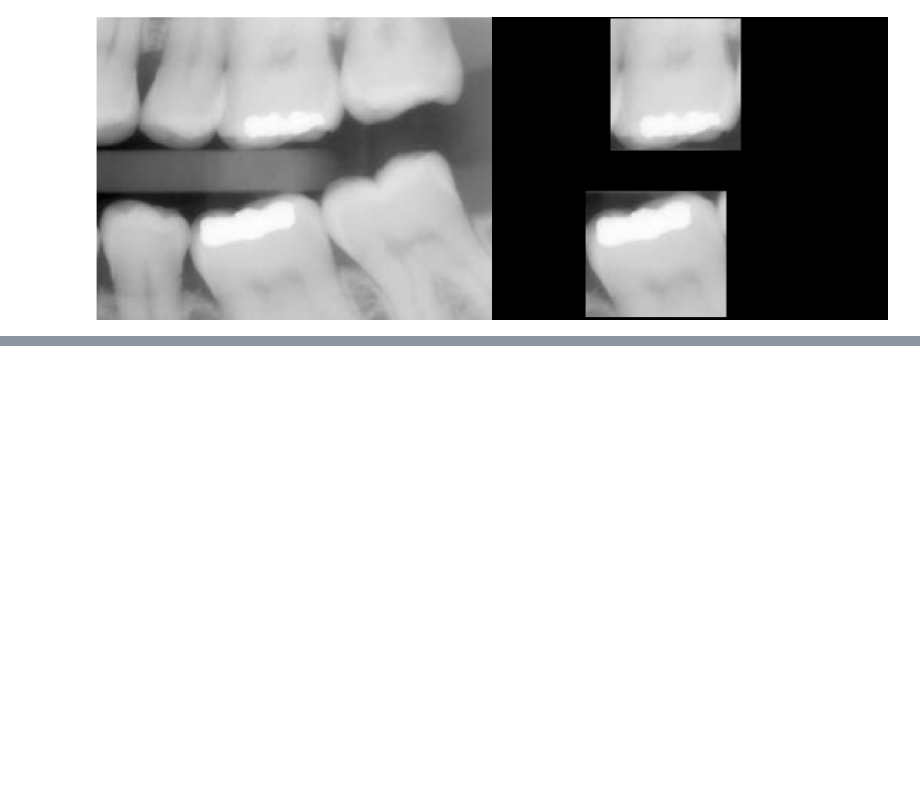
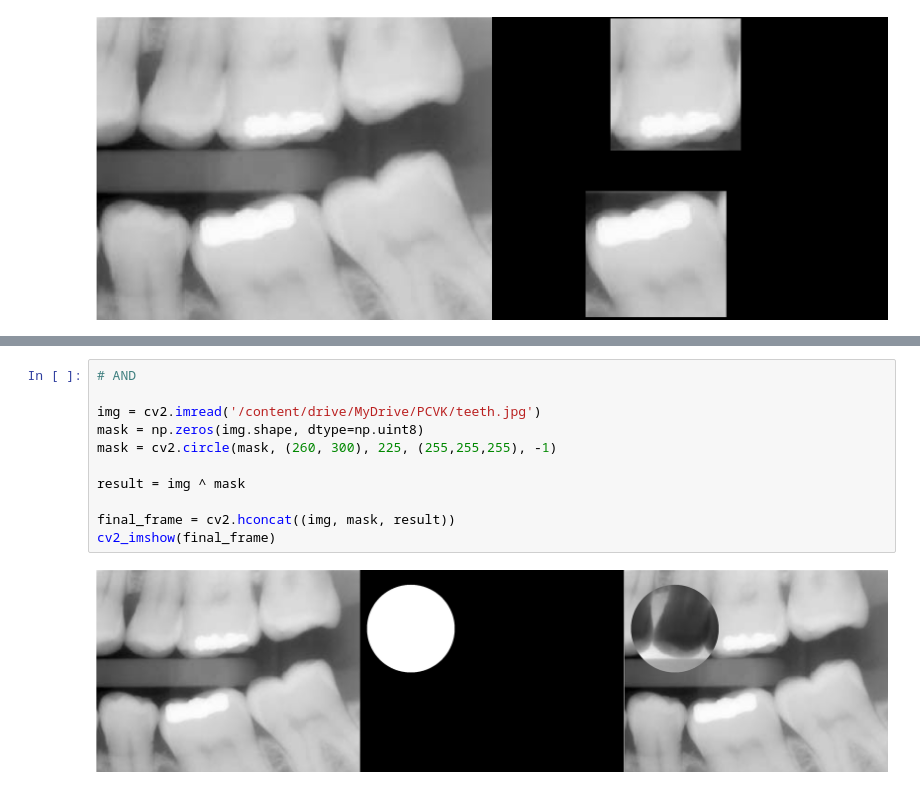
Before and after one commit to DimasNDP/PCVK_Genap_2021, a Jupyter notebook: Week5.ipynb, the cells around one changed output, grey strips where cells are left out. Drawn from its saved outputs; the diff is of its cells as text; blank space fills up the shorter version.

```diff
--- a/Week5.ipynb
+++ b/Week5.ipynb
@@ -93,0 +111,13 @@ cv2_imshow(final_frame)
+# %%
+# AND
+
+img = cv2.imread('/content/drive/MyDrive/PCVK/teeth.jpg')
+mask = np.zeros(img.shape, dtype=np.uint8)
+mask = cv2.circle(mask, (260, 300), 225, (255,255,255), -1)
+
+result = img ^ mask
+
+final_frame = cv2.hconcat((img, mask, result))
+cv2_imshow(final_frame)
+# %% [output]
+[figure, added]
```
Also changed, not shown: parts of 2 cells of this notebook.
